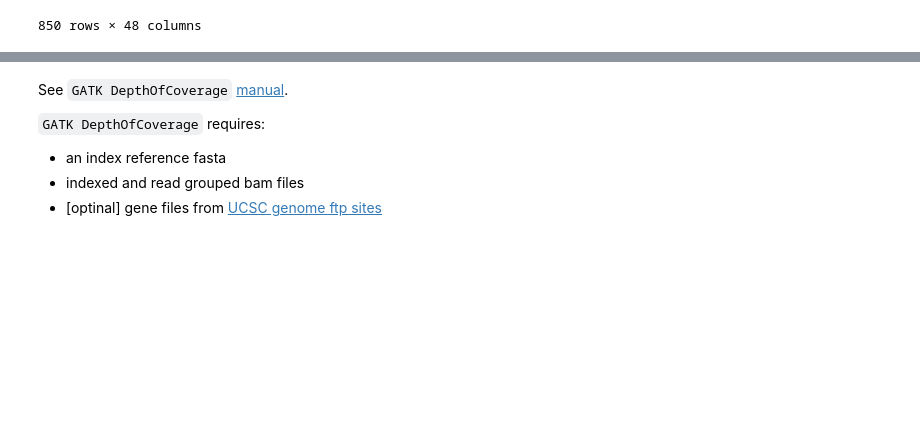
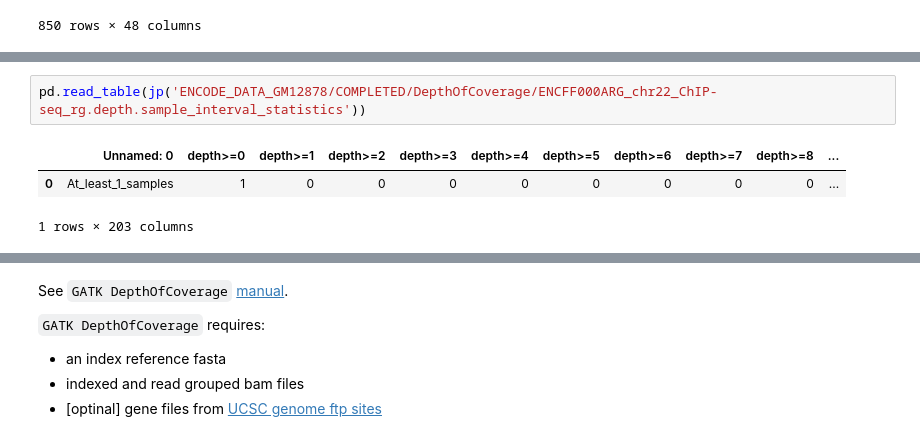
Before and after one commit to hackseq/2016_project_4, a Jupyter notebook: notebooks/DepthOfCoverage.ipynb, the cells around one changed output, grey strips where cells are left out. Saved outputs shown, nothing was run; the diff lists cells and outputs as text; blank space fills up the shorter version.

```diff
--- a/notebooks/DepthOfCoverage.ipynb
+++ b/notebooks/DepthOfCoverage.ipynb
@@ -27,0 +51,6 @@ pd.read_table(jp('metadata.tsv'))
+# %%
+pd.read_table(jp('ENCODE_DATA_GM12878/COMPLETED/DepthOfCoverage/ENCFF000ARG_chr22_ChIP-seq_rg.depth.sample_interval_statistics'))
+# %% [output]
+|  | Unnamed: 0 | depth>=0 | depth>=1 | depth>=2 | depth>=3 | depth>=4 | depth>=5 | depth>=6 | depth>=7 | depth>=8 | ... |
+| 0 | At_least_1_samples | 1 | 0 | 0 | 0 | 0 | 0 | 0 | 0 | 0 | ... |
+1 rows × 203 columns
```
Also changed, not shown: parts of 20 cells of this notebook, 5 other files.
